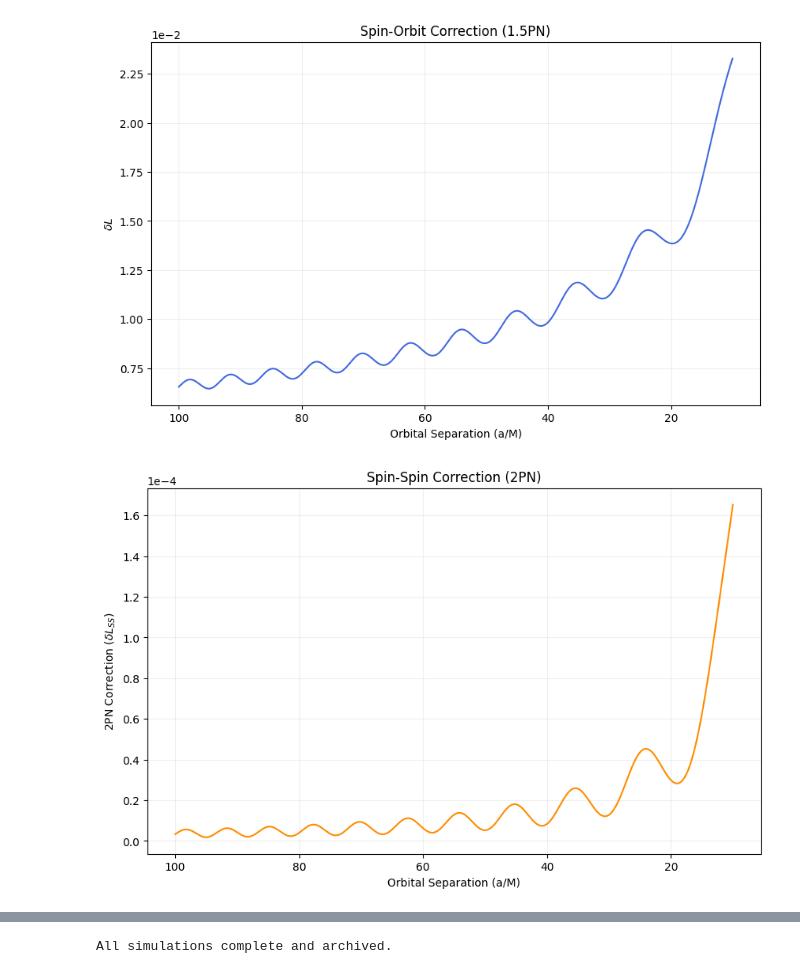
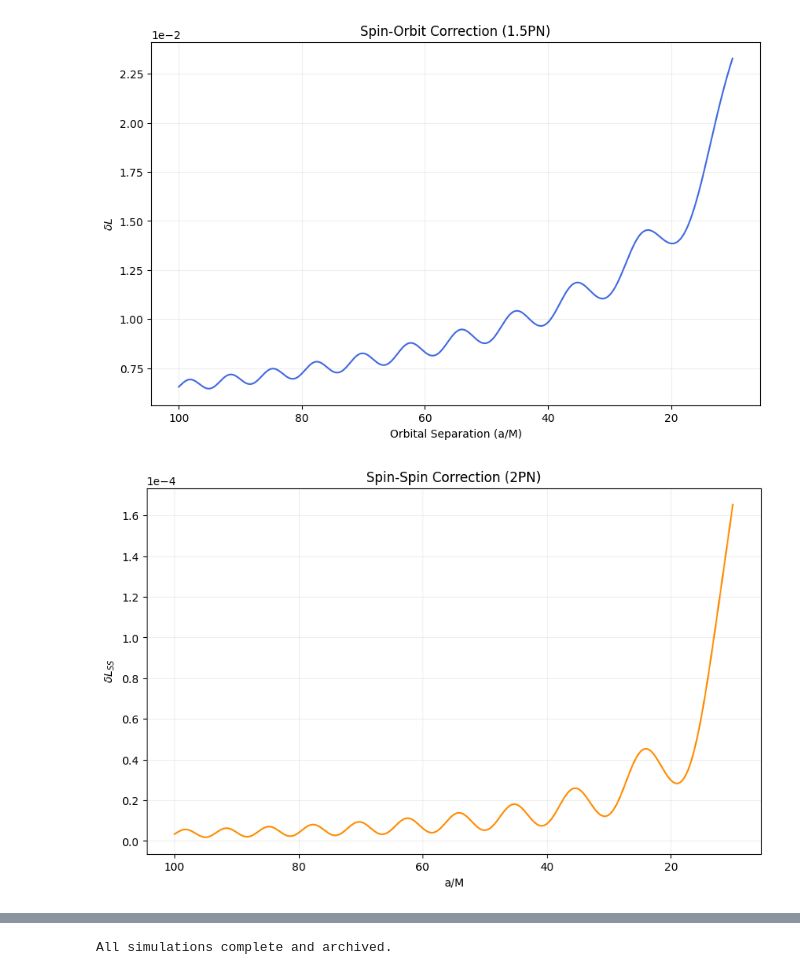
Before and after one commit to giacomobrugali/Entropy-conjecture, a Jupyter notebook: Entropy-conjecture/Precession_V2_analysis/precession_evolution.ipynb, the cells around one changed output, grey strips where cells are left out. Cells and saved outputs as stored; diff of their text form; code cells hidden in the pictures.

```diff
--- a/Entropy-conjecture/Precession_V2_analysis/precession_evolution.ipynb
+++ b/Entropy-conjecture/Precession_V2_analysis/precession_evolution.ipynb
@@ -165,16 +168,17 @@ plt.show()
 [figure]
 # %%
 # Spin-Spin correction (2PN)
+
 L_SS_correction = L_orbital * ( (s1_mag * s2_mag * cos_gamma) / (a_M**2) )
 
 plt.figure(figsize=(10, 6))
 plt.plot(a_M, L_SS_correction, color='darkorange', lw=1.5)
-plt.xlabel('Orbital Separation (a/M)')
-plt.ylabel(r'2PN Correction ($\delta L_{SS}$)')
+plt.xlabel('a/M')
+plt.ylabel(r'$\delta L_{SS}$')
 plt.title('Spin-Spin Correction (2PN)')
 plt.ticklabel_format(style='sci', axis='y', scilimits=(0,0))
 plt.gca().invert_xaxis()
 plt.grid(True, alpha=0.2)
 plt.show()
 # %% [output]
-[figure, old version]
+[figure, new version]
```
Also changed, not shown: parts of 4 cells of this notebook.
